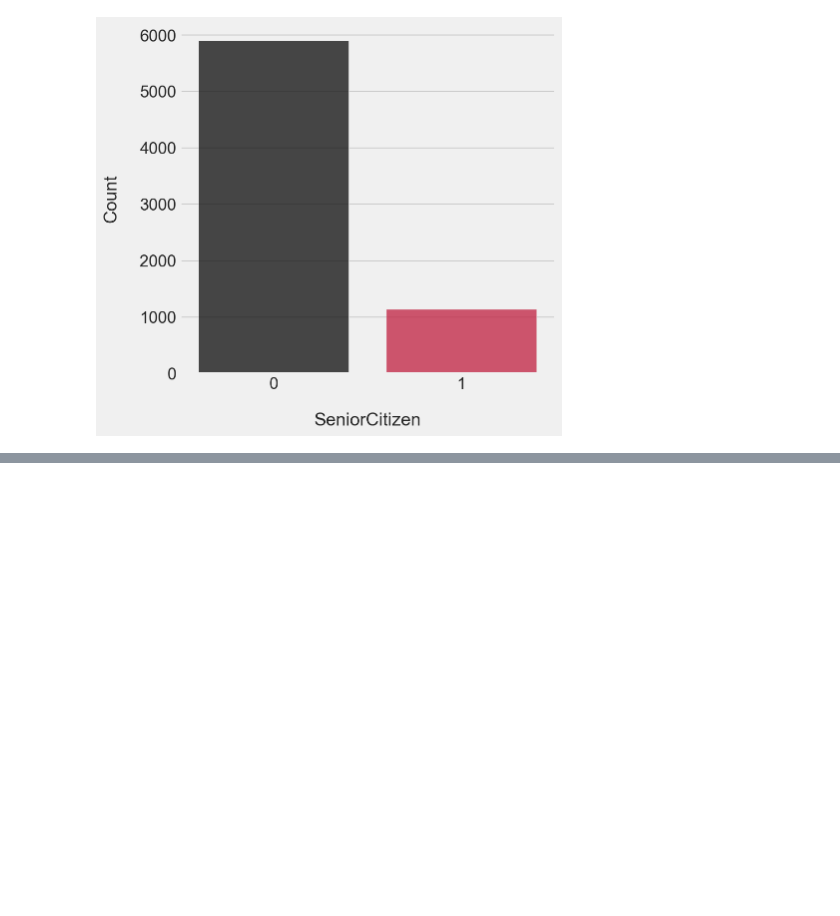
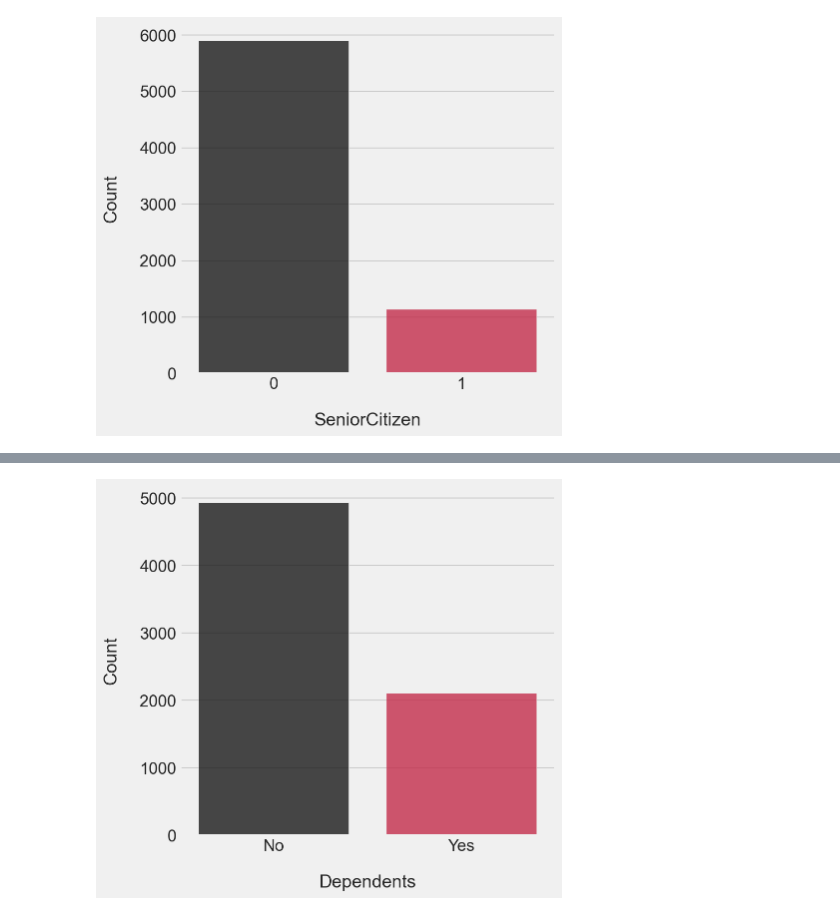
Before and after one commit to esbatiehsan/customer-churn, a Jupyter notebook: data-cleaning-exploration.ipynb, the cells around one changed output, grey strips where cells are left out. Saved outputs shown, nothing was run; the diff lists cells and outputs as text; code cells hidden in the pictures; blank space fills up the shorter version.

```diff
--- a/data-cleaning-exploration.ipynb
+++ b/data-cleaning-exploration.ipynb
@@ -84,0 +89,4 @@ FeaturePlot('SeniorCitizen')
+# %%
+FeaturePlot('Dependents')
+# %% [output]
+[figure, added]
```
Also changed, not shown: parts of 1 cell of this notebook.
